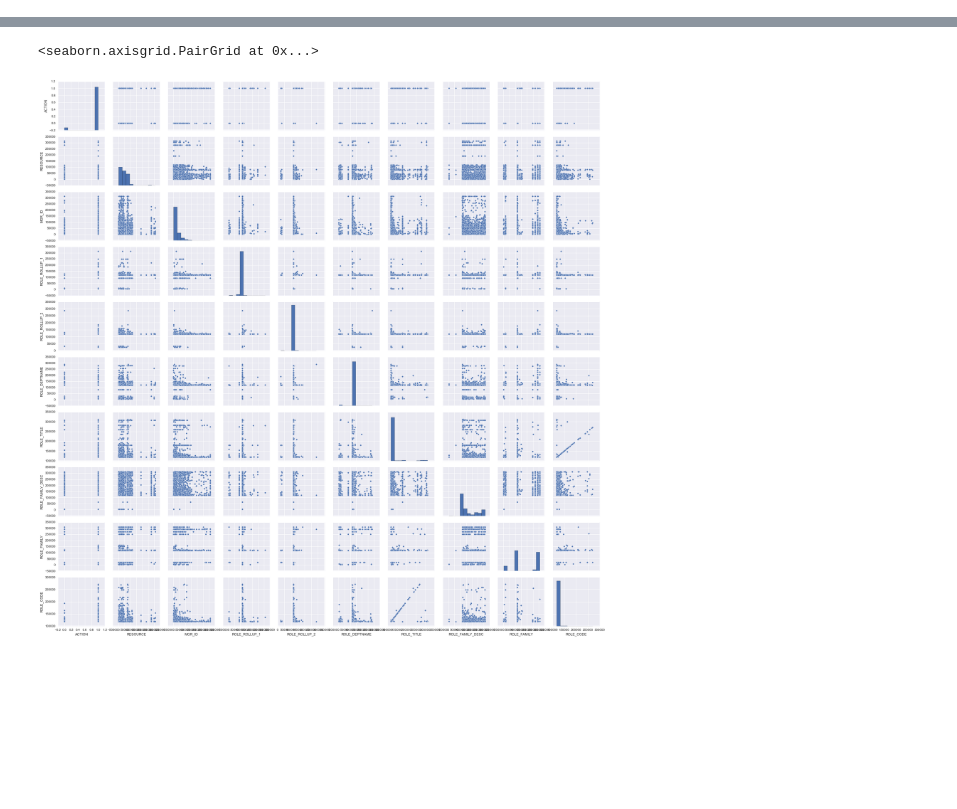
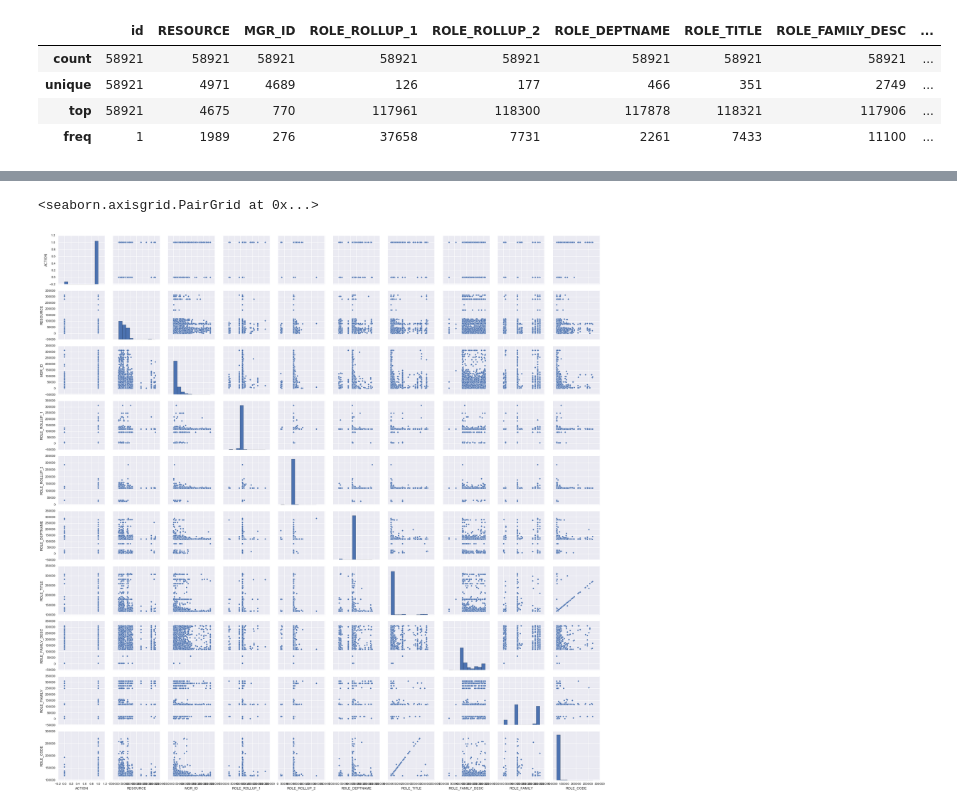
Before and after one commit to chenjennhaur/machinelearning, a Jupyter notebook: amazon.ipynb, the cells around one changed output, grey strips where cells are left out. Saved outputs shown, nothing was run; the diff lists cells and outputs as text; code cells hidden in the pictures; blank space fills up the shorter version.

```diff
--- a/amazon.ipynb
+++ b/amazon.ipynb
@@ -106,3 +95,14 @@ dfc.describe()
 | unique | 2 | 7518 | 4243 | 128 | 177 | 449 | 343 | 2358 | ... |
 | top | 1 | 4675 | 770 | 117961 | 118300 | 117878 | 118321 | 117906 | ... |
 | freq | 30872 | 839 | 152 | 21407 | 4424 | 1135 | 4649 | 6896 | ... |
+# %%
+dftc = dft.copy()
+for col in dft.columns:
+  dftc[col] = dft[col].astype('category')
+dftc.describe()
+# %% [output]
+|  | id | RESOURCE | MGR_ID | ROLE_ROLLUP_1 | ROLE_ROLLUP_2 | ROLE_DEPTNAME | ROLE_TITLE | ROLE_FAMILY_DESC | ... |
+| count | 58921 | 58921 | 58921 | 58921 | 58921 | 58921 | 58921 | 58921 | ... |
+| unique | 58921 | 4971 | 4689 | 126 | 177 | 466 | 351 | 2749 | ... |
+| top | 58921 | 4675 | 770 | 117961 | 118300 | 117878 | 118321 | 117906 | ... |
+| freq | 1 | 1989 | 276 | 37658 | 7731 | 2261 | 7433 | 11100 | ... |
```
Also changed, not shown: parts of 43 cells of this notebook.
